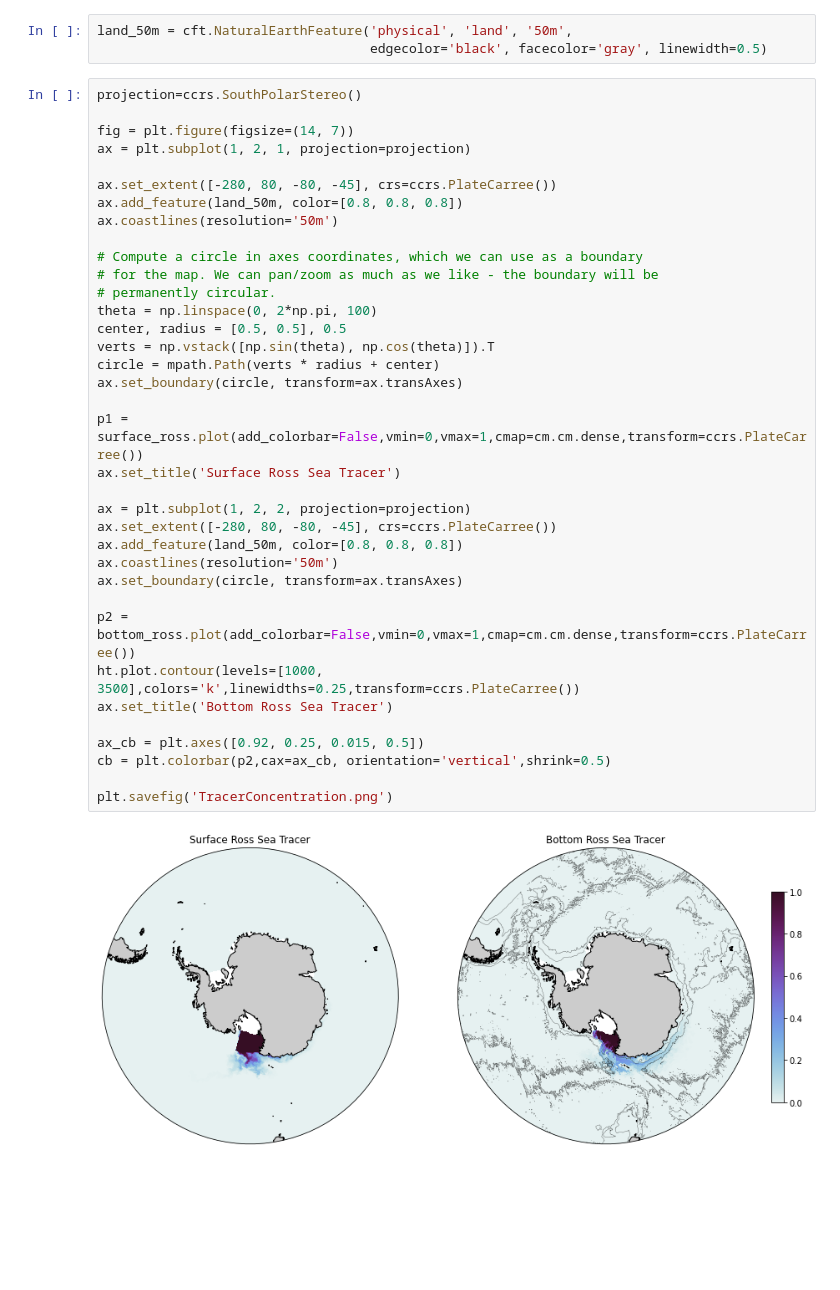
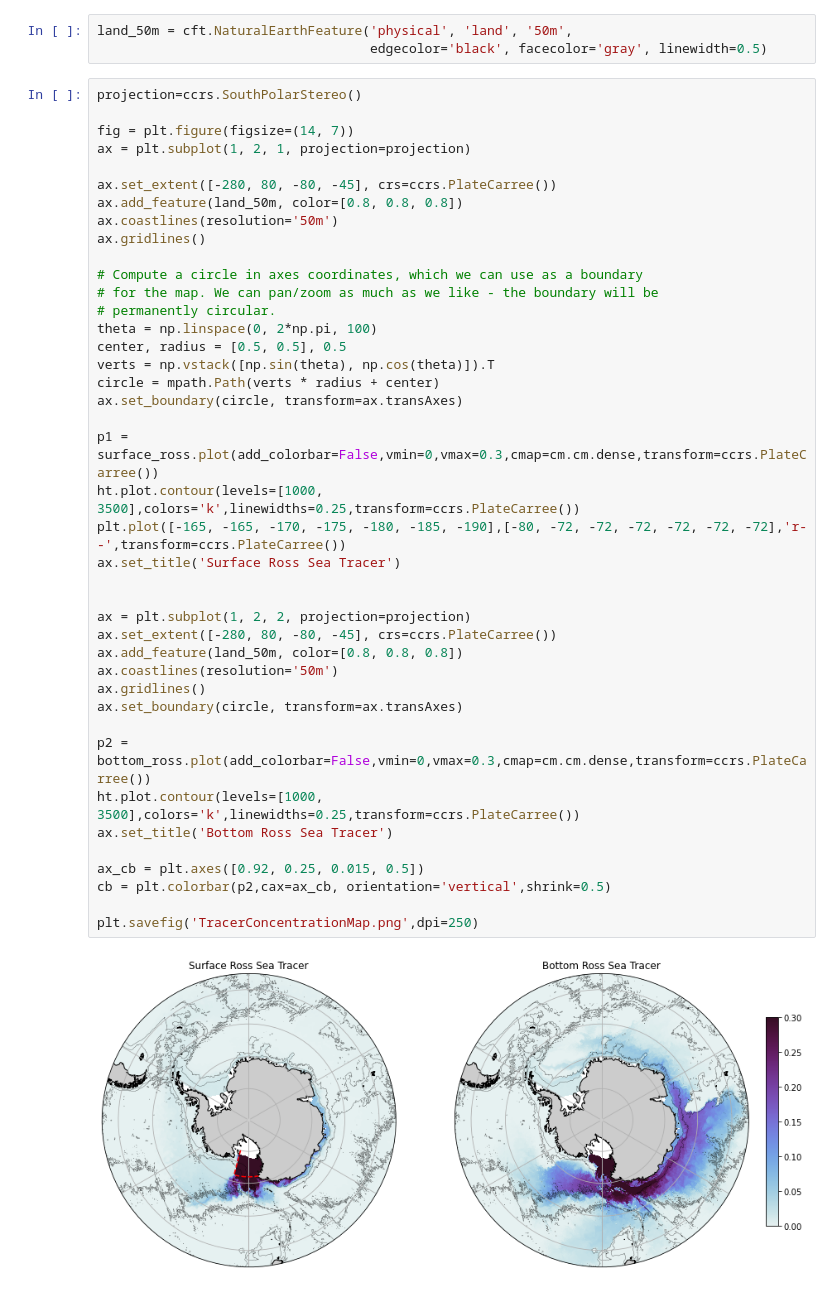
Before and after one commit to AndyHoggANU/CC_sandbox, a Jupyter notebook: PassiveTracer.ipynb, the cells around one changed output. Drawn from its saved outputs; the diff is of its cells as text; blank space fills up the shorter version.

```diff
--- a/PassiveTracer.ipynb
+++ b/PassiveTracer.ipynb
@@ -102,34 +102,39 @@ fig = plt.figure(figsize=(14, 7))
 ax = plt.subplot(1, 2, 1, projection=projection)
 
 ax.set_extent([-280, 80, -80, -45], crs=ccrs.PlateCarree())
 ax.add_feature(land_50m, color=[0.8, 0.8, 0.8])
 ax.coastlines(resolution='50m')
+ax.gridlines()
 
 # Compute a circle in axes coordinates, which we can use as a boundary
 # for the map. We can pan/zoom as much as we like - the boundary will be
 # permanently circular.
 theta = np.linspace(0, 2*np.pi, 100)
 center, radius = [0.5, 0.5], 0.5
 verts = np.vstack([np.sin(theta), np.cos(theta)]).T
 circle = mpath.Path(verts * radius + center)
 ax.set_boundary(circle, transform=ax.transAxes)
 
-p1 = surface_ross.plot(add_colorbar=False,vmin=0,vmax=1,cmap=cm.cm.dense,transform=ccrs.PlateCarree())
+p1 = surface_ross.plot(add_colorbar=False,vmin=0,vmax=0.3,cmap=cm.cm.dense,transform=ccrs.PlateCarree())
+ht.plot.contour(levels=[1000, 3500],colors='k',linewidths=0.25,transform=ccrs.PlateCarree())
+plt.plot([-165, -165, -170, -175, -180, -185, -190],[-80, -72, -72, -72, -72, -72, -72],'r--',transform=ccrs.PlateCarree())
 ax.set_title('Surface Ross Sea Tracer')
+
 
 ax = plt.subplot(1, 2, 2, projection=projection)
 ax.set_extent([-280, 80, -80, -45], crs=ccrs.PlateCarree())
 ax.add_feature(land_50m, color=[0.8, 0.8, 0.8])
 ax.coastlines(resolution='50m')
+ax.gridlines()
 ax.set_boundary(circle, transform=ax.transAxes)
 
-p2 = bottom_ross.plot(add_colorbar=False,vmin=0,vmax=1,cmap=cm.cm.dense,transform=ccrs.PlateCarree())
+p2 = bottom_ross.plot(add_colorbar=False,vmin=0,vmax=0.3,cmap=cm.cm.dense,transform=ccrs.PlateCarree())
 ht.plot.contour(levels=[1000, 3500],colors='k',linewidths=0.25,transform=ccrs.PlateCarree())
 ax.set_title('Bottom Ross Sea Tracer')
 
 ax_cb = plt.axes([0.92, 0.25, 0.015, 0.5])
 cb = plt.colorbar(p2,cax=ax_cb, orientation='vertical',shrink=0.5)
 
-plt.savefig('TracerConcentration.png')
+plt.savefig('TracerConcentrationMap.png',dpi=250)
 # %% [output]
-[figure, old version]
+[figure, new version]
```
Also changed, not shown: parts of 3 cells of this notebook, 1 other file.
